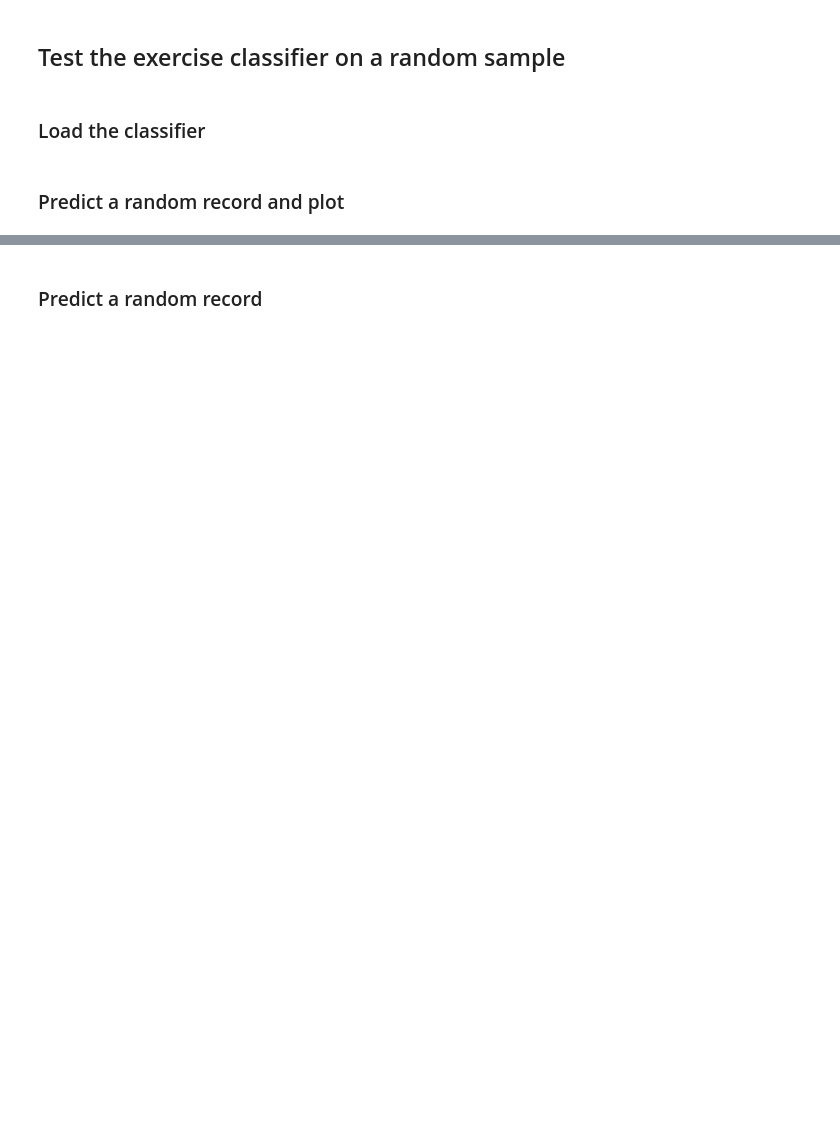
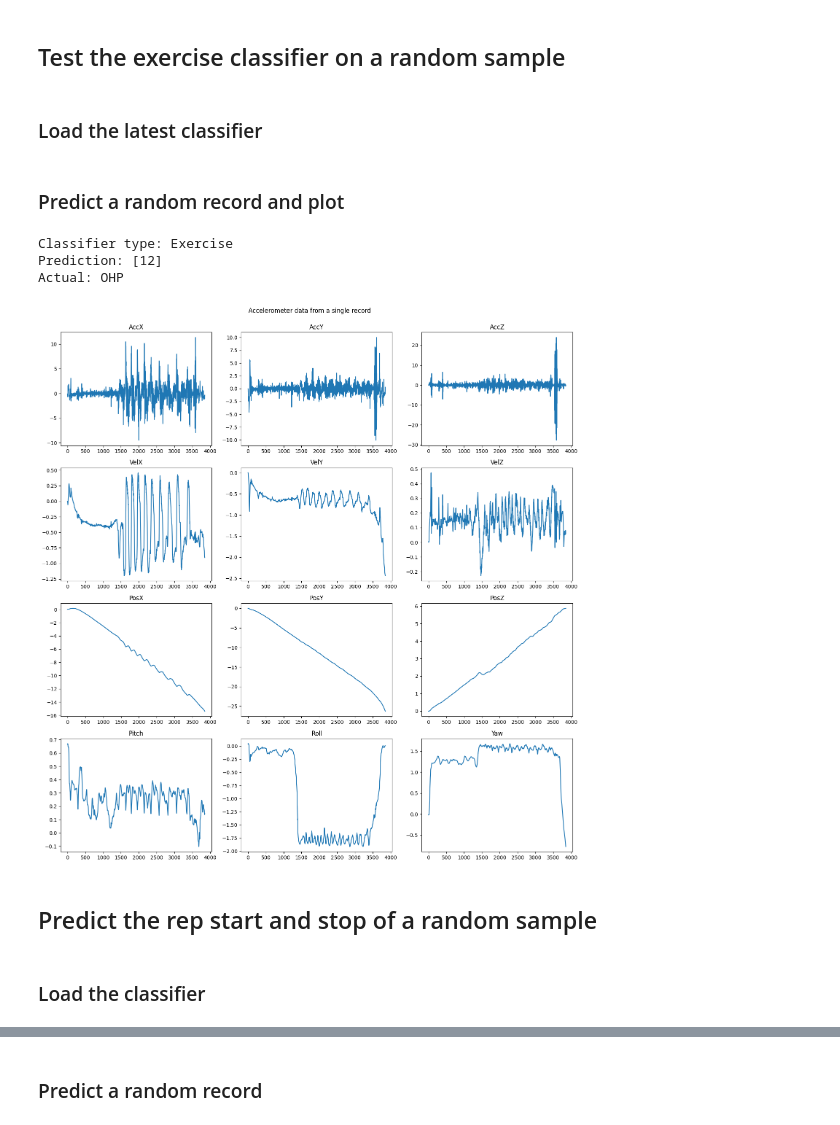
Before and after one commit to KeenanMcConkey/BarPathModel, a Jupyter notebook: BarPathModelTesting.ipynb, the cells around one changed output, grey strips where cells are left out. Drawn from its saved outputs; the diff is of its cells as text; code cells hidden in the pictures; blank space fills up the shorter version.

```diff
--- a/BarPathModelTesting.ipynb
+++ b/BarPathModelTesting.ipynb
@@ -32,3 +28,42 @@ Found 511 matches
 | 4 | Mar 2, 2024 at 3:35:29 PM | DB Side Raise | Anwar | 32.91 | 12 | 27.5 | 8 | None | 4.05 | ... |
 # %% [markdown]
 ## Test the exercise classifier on a random sample
+# %%
+EXERCISE_CLASSIFIER = 'Exercise'
+# %% [markdown]
+### Load the latest classifier
+# %%
+from utils import load_classifier
+
+exercise_classifier = load_classifier(EXERCISE_CLASSIFIER)
+# %% [markdown]
+### Predict a random record and plot
+# %%
+from preprocessing import preprocess_data, extract_features
+
+record = data.sample(1)
+record = preprocess_data(record, config['CutoffFreq'], config['SampleRate'])
+features = extract_features(record)
+prediction = exercise_classifier.predict(features)
+
+print("Classifier type:", EXERCISE_CLASSIFIER)
+print(f"Prediction: {prediction}")
+print(f"Actual: {record['Exercise'].values[0]}")
+
+fig, axs = plt.subplots(4, 3, figsize=(15, 15))
+
+for i, ax in enumerate(axs.flat):
+    plot_data = np.concatenate(record[DATA_COLUMNS[i]].to_numpy())
+    ax.plot(plot_data)
+    ax.set_title(DATA_COLUMNS[i])
+
+plt.tight_layout()
+plt.suptitle('Accelerometer data from a single record', y=1.02)
+plt.show()
+# %% [output]
+Classifier type: Exercise
+Prediction: [12]
+Actual: OHP
+[figure, added]
+# %% [markdown]
+## Predict the rep start and stop of a random sample
@@ -41,2 +73,0 @@ with open(classifier_file, 'rb') as f:
-# %% [markdown]
-### Predict a random record and plot
```
Also changed, not shown: parts of 16 cells of this notebook, 22 other files.
